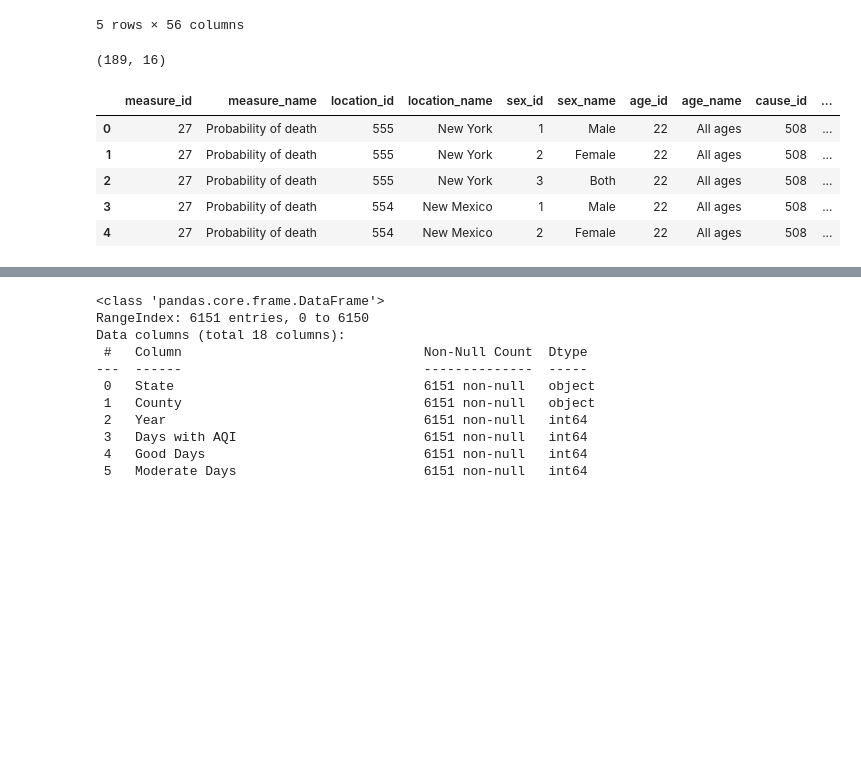
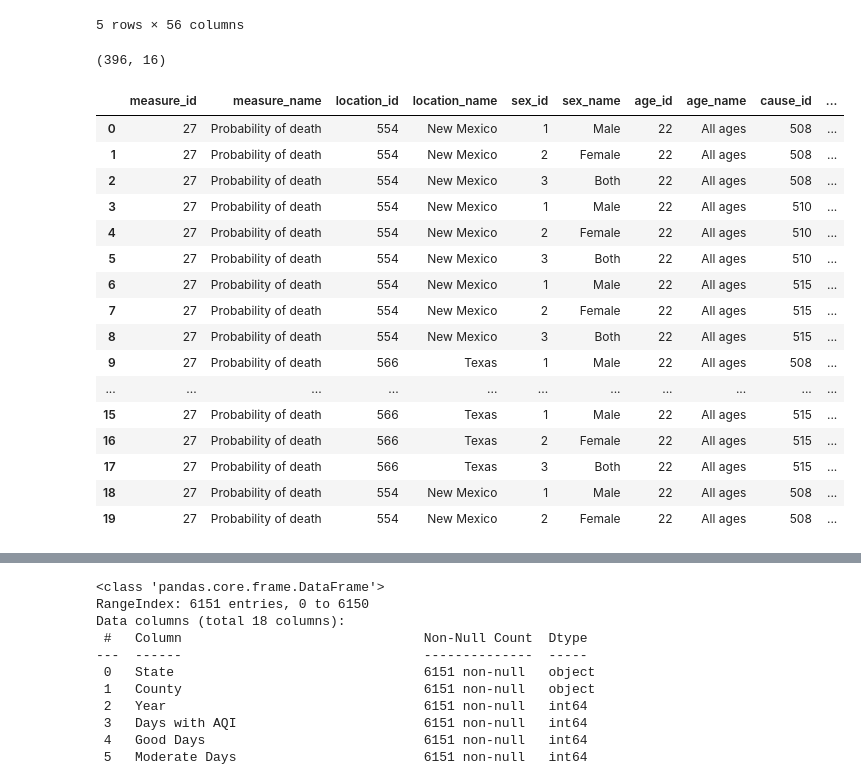
Before and after one commit to harrismhurley/python_project_1, a Jupyter notebook: main.ipynb, the cells around one changed output, grey strips where cells are left out. Saved outputs shown, nothing was run; the diff lists cells and outputs as text; code cells hidden in the pictures; blank space fills up the shorter version.

```diff
--- a/main.ipynb
+++ b/main.ipynb
@@ -64,14 +112,25 @@ display(aqi_WA_NY_TX_2015_2020_df.head())
 5 rows × 56 columns
 # %%
 # Read in Global Health data concerning respitory illness
-ihme_gbd_2015_2020_df = pd.read_csv('/content/IHME-GBD_2021_DATA-fd6afd4d-1.csv')
+ihme_gbd_2015_2020_df = pd.read_csv('/content/IHME-GBD_2021_DATA-a408dab9-1.csv')
 display(ihme_gbd_2015_2020_df.shape)
-display(ihme_gbd_2015_2020_df.head())
+display(ihme_gbd_2015_2020_df.head(20))
 # %% [output]
-(189, 16)
+(396, 16)
 |  | measure_id | measure_name | location_id | location_name | sex_id | sex_name | age_id | age_name | cause_id | ... |
-| 0 | 27 | Probability of death | 555 | New York | 1 | Male | 22 | All ages | 508 | ... |
-| 1 | 27 | Probability of death | 555 | New York | 2 | Female | 22 | All ages | 508 | ... |
-| 2 | 27 | Probability of death | 555 | New York | 3 | Both | 22 | All ages | 508 | ... |
-| 3 | 27 | Probability of death | 554 | New Mexico | 1 | Male | 22 | All ages | 508 | ... |
-| 4 | 27 | Probability of death | 554 | New Mexico | 2 | Female | 22 | All ages | 508 | ... |
+| 0 | 27 | Probability of death | 554 | New Mexico | 1 | Male | 22 | All ages | 508 | ... |
+| 1 | 27 | Probability of death | 554 | New Mexico | 2 | Female | 22 | All ages | 508 | ... |
+| 2 | 27 | Probability of death | 554 | New Mexico | 3 | Both | 22 | All ages | 508 | ... |
+| 3 | 27 | Probability of death | 554 | New Mexico | 1 | Male | 22 | All ages | 510 | ... |
+| 4 | 27 | Probability of death | 554 | New Mexico | 2 | Female | 22 | All ages | 510 | ... |
+| 5 | 27 | Probability of death | 554 | New Mexico | 3 | Both | 22 | All ages | 510 | ... |
+| 6 | 27 | Probability of death | 554 | New Mexico | 1 | Male | 22 | All ages | 515 | ... |
+| 7 | 27 | Probability of death | 554 | New Mexico | 2 | Female | 22 | All ages | 515 | ... |
+| 8 | 27 | Probability of death | 554 | New Mexico | 3 | Both | 22 | All ages | 515 | ... |
+| 9 | 27 | Probability of death | 566 | Texas | 1 | Male | 22 | All ages | 508 | ... |
+| ... | ... | ... | ... | ... | ... | ... | ... | ... | ... | ... |
+| 15 | 27 | Probability of death | 566 | Texas | 1 | Male | 22 | All ages | 515 | ... |
+| 16 | 27 | Probability of death | 566 | Texas | 2 | Female | 22 | All ages | 515 | ... |
+| 17 | 27 | Probability of death | 566 | Texas | 3 | Both | 22 | All ages | 515 | ... |
+| 18 | 27 | Probability of death | 554 | New Mexico | 1 | Male | 22 | All ages | 508 | ... |
+| 19 | 27 | Probability of death | 554 | New Mexico | 2 | Female | 22 | All ages | 508 | ... |
```
Also changed, not shown: parts of 30 cells of this notebook.
